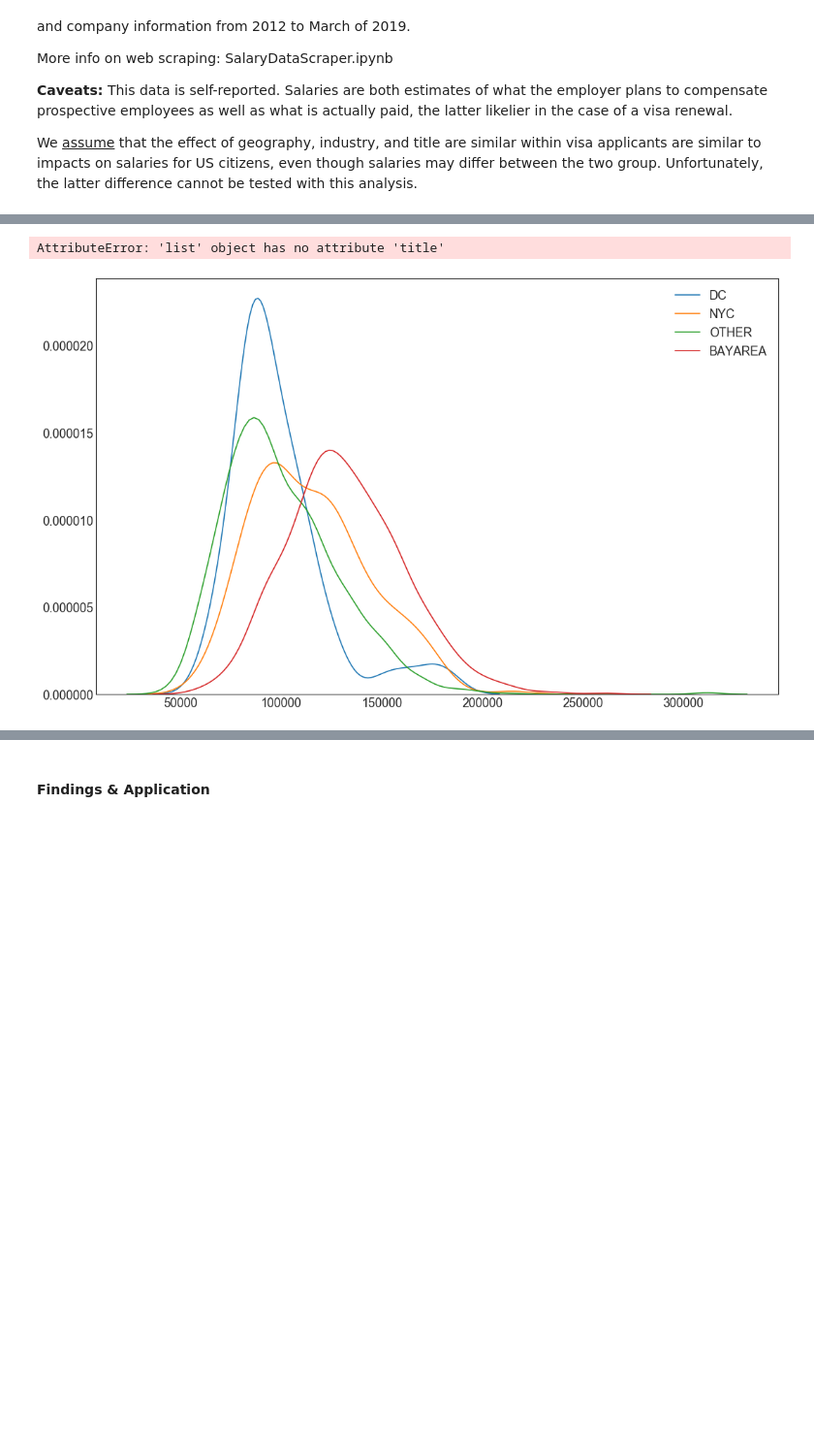
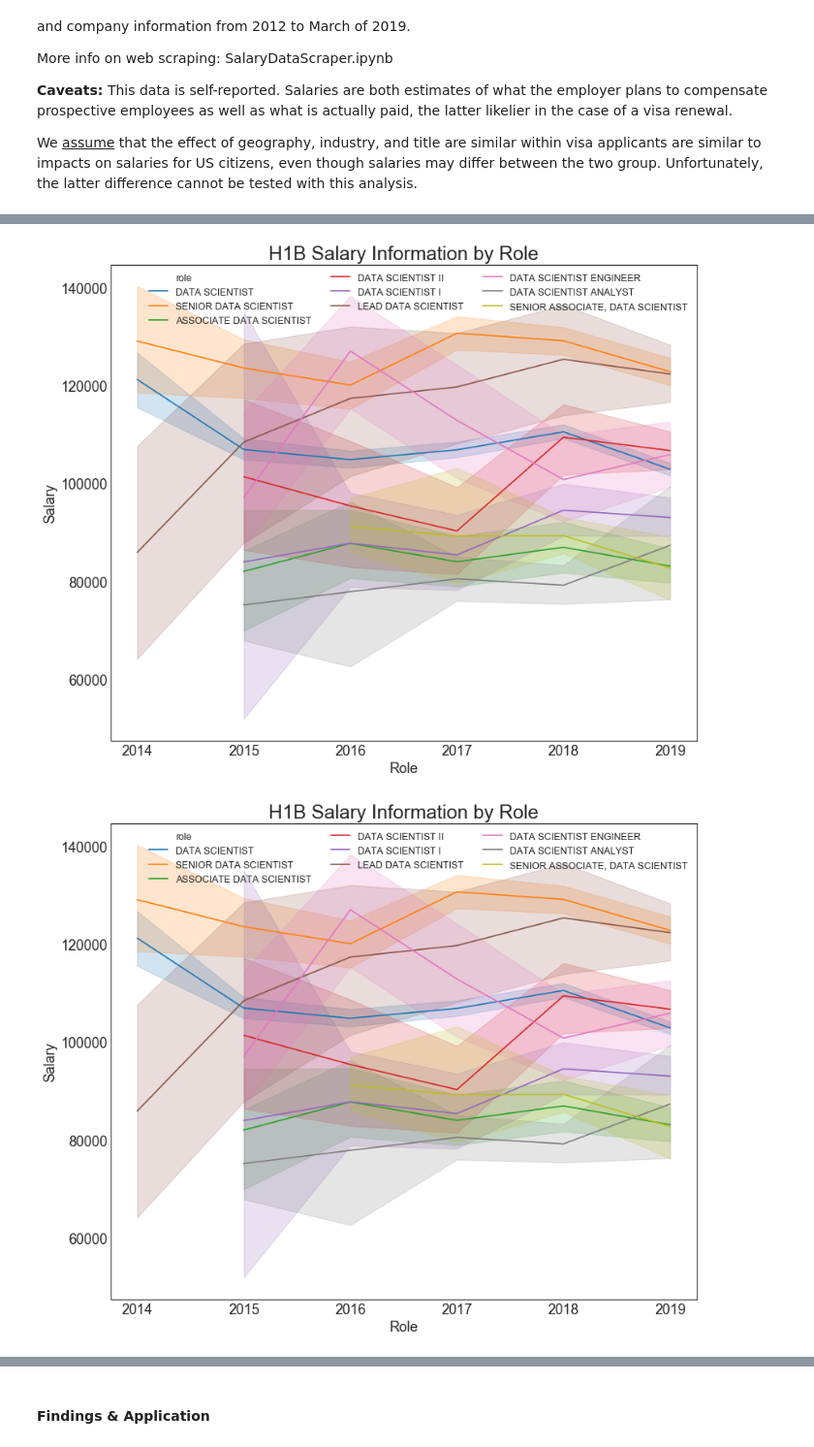
Before and after one commit to Jaboola9/Data_Scientist_Salaries_USA, a Jupyter notebook: test_bed.ipynb, the cells around one changed output, grey strips where cells are left out. Shown at 97% size. Drawn from its saved outputs; the diff is of its cells as text; code cells hidden in the pictures; blank space fills up the shorter version.

Commit message:
pep8 visualizations

```diff
--- a/test_bed.ipynb
+++ b/test_bed.ipynb
@@ -40,8 +40,8 @@ clean.head()
 | 4 | FINO CONSULTING LLC | NEW YORK, NY | DATA SCIENTIST | 82000 | 10/20/2014 | CERTIFIED | 10/16/2014 | 2014 | NYC | CONSULTING |
 # %%
 # input_vars = set(list(clean['Role']))
-fig = viz.visualization_two(clean[clean['year']==2018])
+fig = viz.visualization_three(clean)
 fig
 # %% [output]
-AttributeError: 'list' object has no attribute 'title'
-[figure, old version]
+[figure, new version]
+[figure, added]
```
Also changed, not shown: parts of 3 cells of this notebook, 10 other files.
